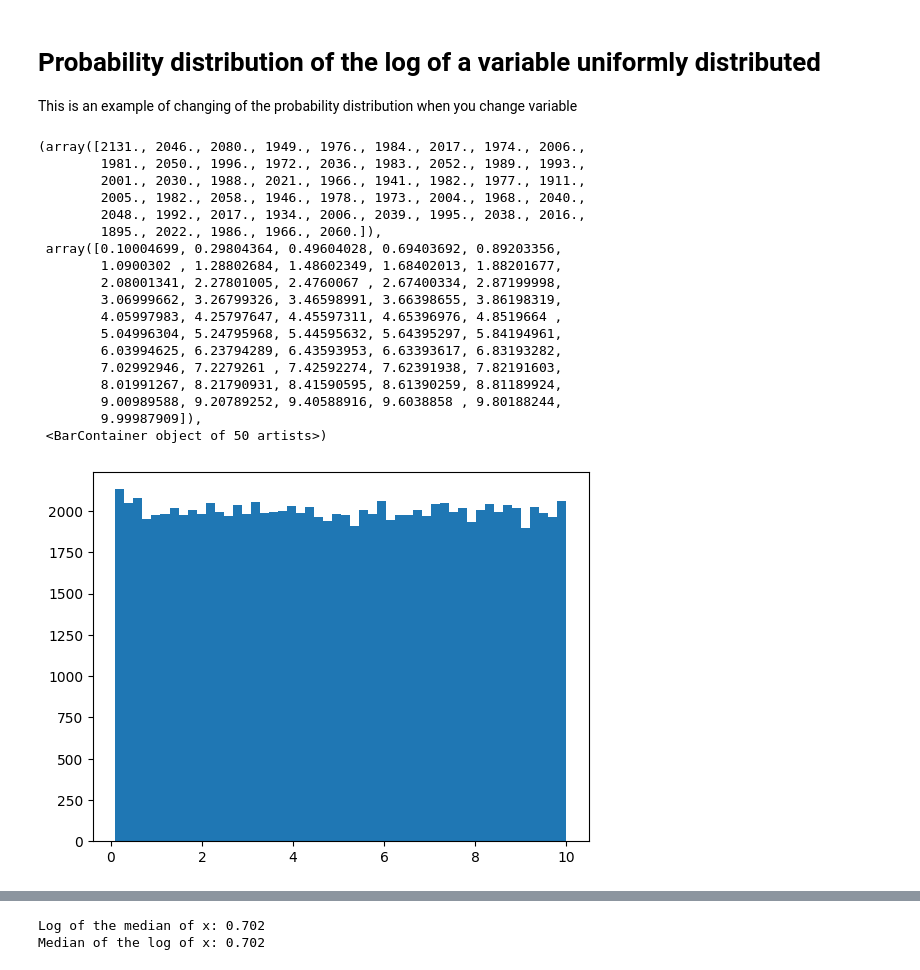
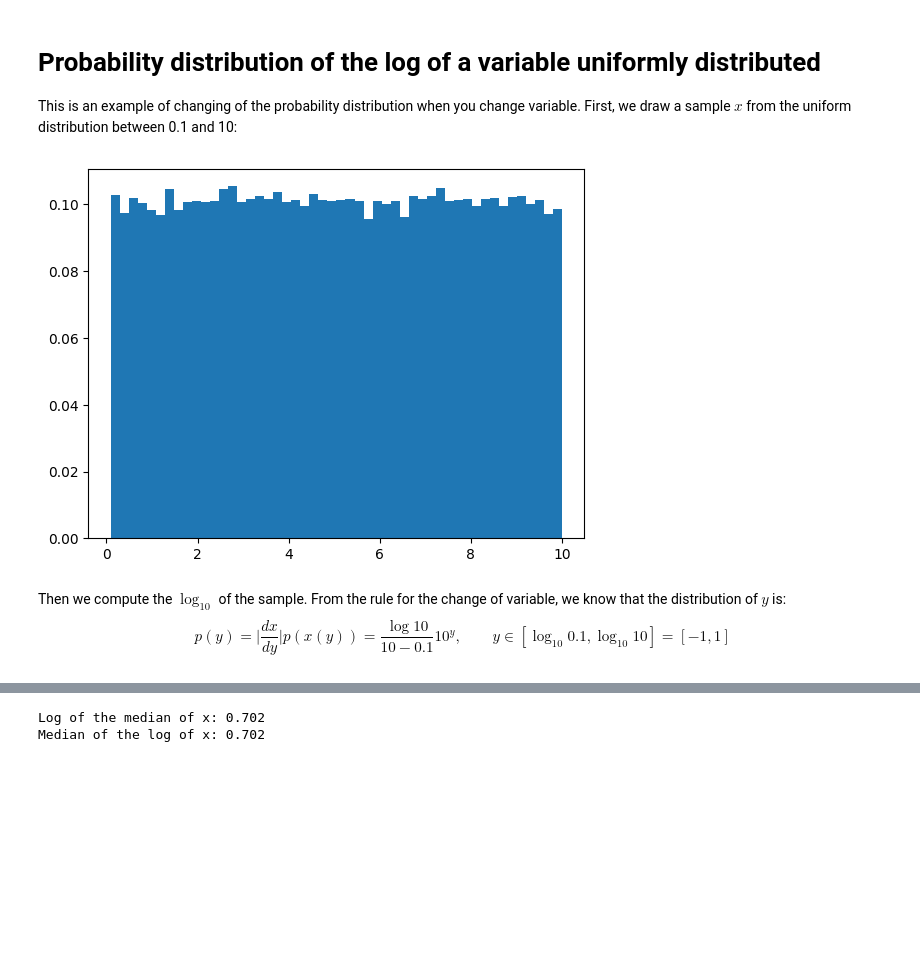
Before and after one commit to DiegoToniolo/astrostatistics_bicocca_2024, a Jupyter notebook: working/L02_PdfOfTheLog.ipynb, the cells around one changed output, grey strips where cells are left out. Saved outputs shown, nothing was run; the diff lists cells and outputs as text; code cells hidden in the pictures; blank space fills up the shorter version.

```diff
--- a/working/L02_PdfOfTheLog.ipynb
+++ b/working/L02_PdfOfTheLog.ipynb
@@ -1,33 +1,18 @@
 # %% [markdown]
 # Probability distribution of the log of a variable uniformly distributed
-This is an example of changing of the probability distribution when you change variable
+This is an example of changing of the probability distribution when you change variable. First, we draw a sample $x$ from the uniform distribution between 0.1 and 10:
 # %%
 import numpy as np
 import matplotlib.pyplot as plt
 # %%
 N = 100000
 x = np.random.uniform(0.1, 10.0, N)
-plt.hist(x, bins=50)
+_ = plt.hist(x, bins=50, density = True)
 # %% [output]
-(array([2131., 2046., 2080., 1949., 1976., 1984., 2017., 1974., 2006.,
-        1981., 2050., 1996., 1972., 2036., 1983., 2052., 1989., 1993.,
-        2001., 2030., 1988., 2021., 1966., 1941., 1982., 1977., 1911.,
-        2005., 1982., 2058., 1946., 1978., 1973., 2004., 1968., 2040.,
-        2048., 1992., 2017., 1934., 2006., 2039., 1995., 2038., 2016.,
-        1895., 2022., 1986., 1966., 2060.]),
- array([0.10004699, 0.29804364, 0.49604028, 0.69403692, 0.89203356,
-        1.0900302 , 1.28802684, 1.48602349, 1.68402013, 1.88201677,
-        2.08001341, 2.27801005, 2.4760067 , 2.67400334, 2.87199998,
-        3.06999662, 3.26799326, 3.46598991, 3.66398655, 3.86198319,
-        4.05997983, 4.25797647, 4.45597311, 4.65396976, 4.8519664 ,
-        5.04996304, 5.24795968, 5.44595632, 5.64395297, 5.84194961,
-        6.03994625, 6.23794289, 6.43593953, 6.63393617, 6.83193282,
-        7.02992946, 7.2279261 , 7.42592274, 7.62391938, 7.82191603,
-        8.01991267, 8.21790931, 8.41590595, 8.61390259, 8.81189924,
-        9.00989588, 9.20789252, 9.40588916, 9.6038858 , 9.80188244,
-        9.99987909]),
- <BarContainer object of 50 artists>)
-[figure, old version]
+[figure, new version]
+# %% [markdown]
+Then we compute the $\log_{10}$ of the sample. From the rule for the change of variable, we know that the distribution of $y$ is:
+$$p(y) = \biggl|\frac{dx}{dy}\biggr|p(x(y)) = \frac{\log{10}}{10-0.1} 10^y, \qquad y \in [\log_{10}{0.1},\log_{10}{10}] = [-1, 1]$$
 # %%
 y = np.empty(N)
 for i in range(0, N):
```
Also changed, not shown: parts of 2 cells of this notebook, 1 other file.
